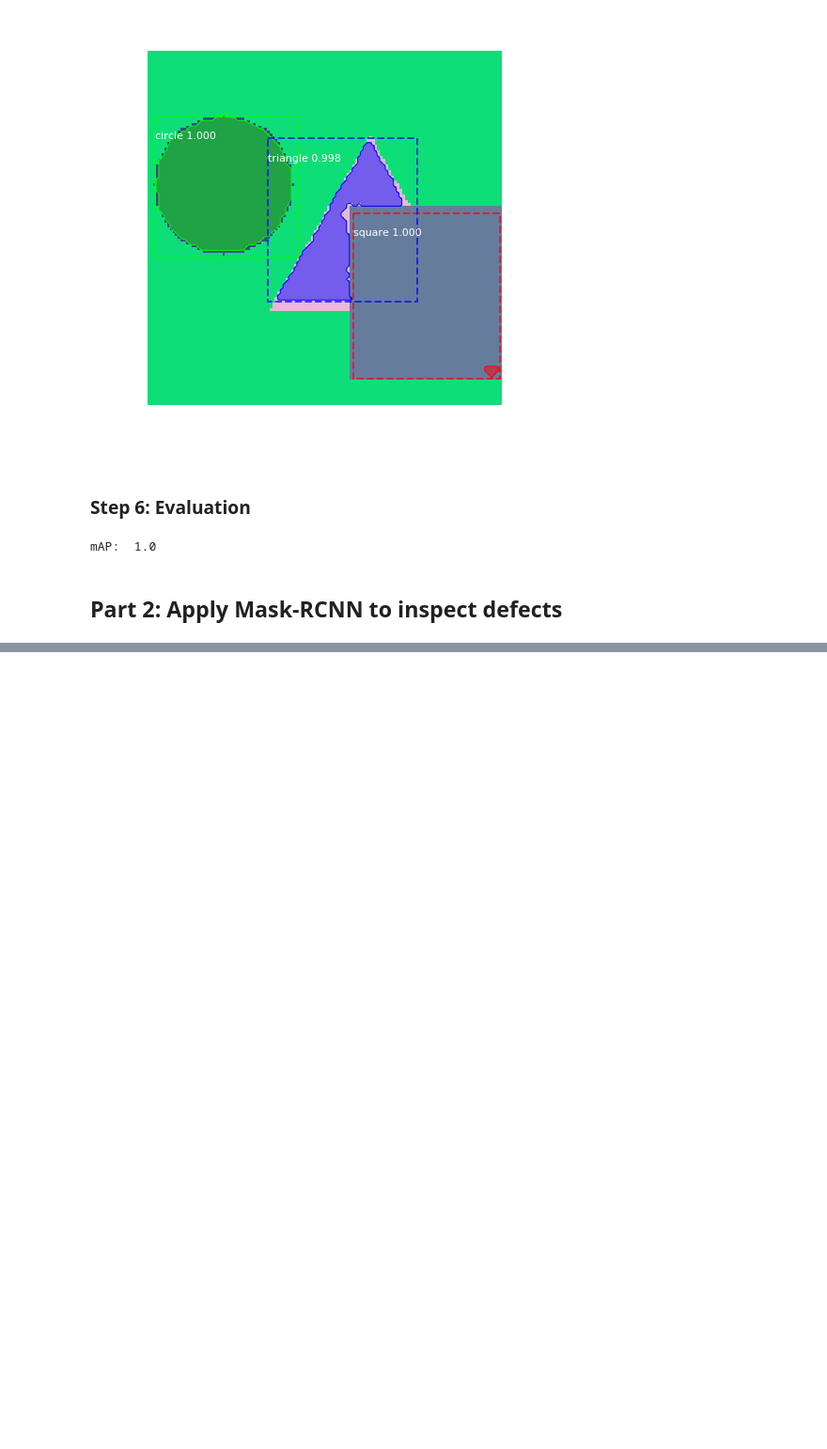
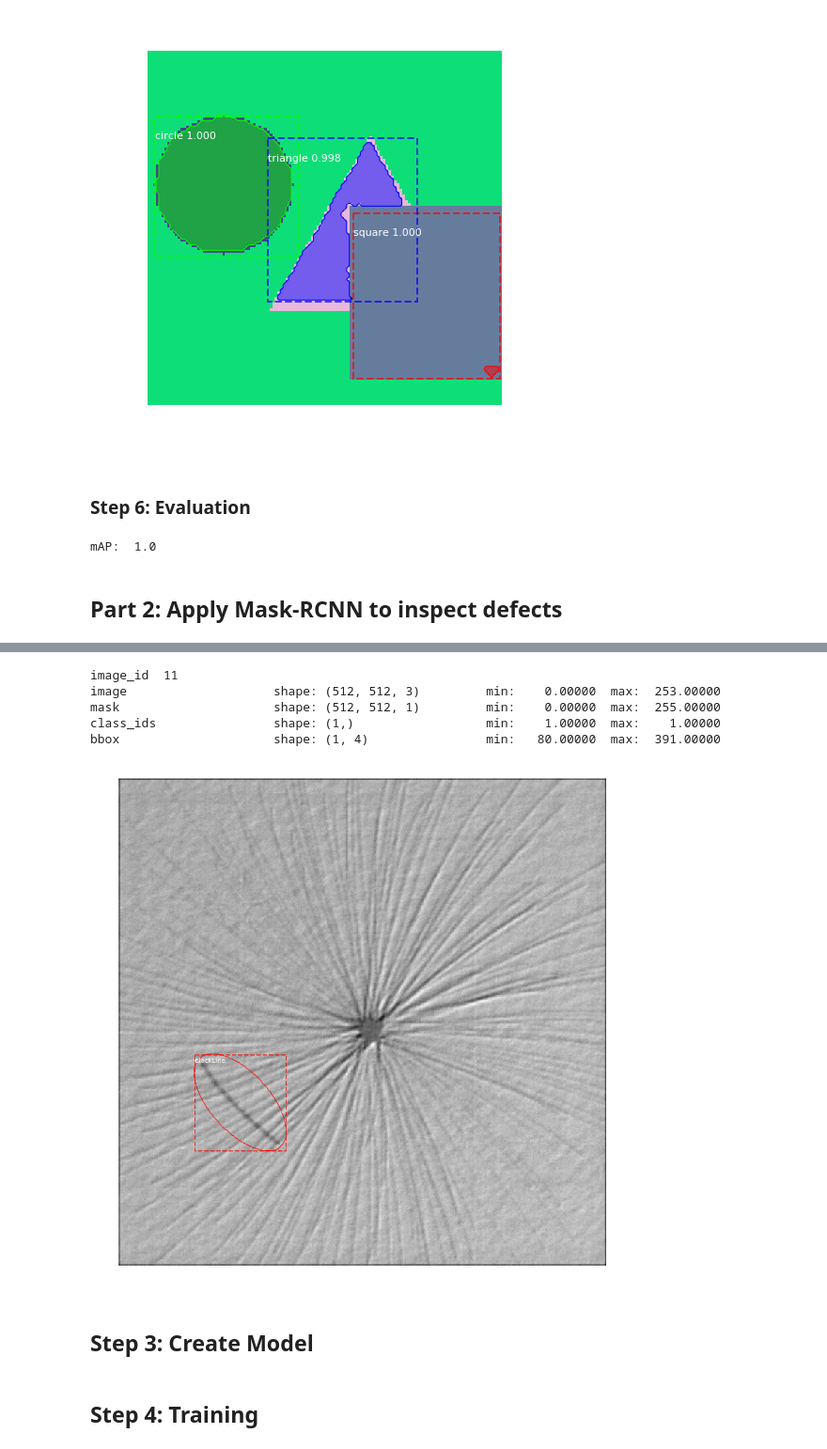
Before and after one commit to Liu-Shuwen/deepLearning-redDragonAI, a Jupyter notebook: final-project/Main_Project.ipynb, the cells around one changed output, grey strips where cells are left out. Shown: that part at 94% size. Drawn from its saved outputs; the diff is of its cells as text; code cells hidden in the pictures; blank space fills up the shorter version.

```diff
--- a/final-project/Main_Project.ipynb
+++ b/final-project/Main_Project.ipynb
@@ -478,0 +583,9 @@ mAP:  1.0
+# %%
+def load_data_path(image_dir, subset, usage):
+    data_path = os.path.join(IMAGE_DIR, subset, usage)
+    data = os.listdir(data_path)
+    label_path = os.path.join(data_path, "Label")
+    label = os.listdir(label_path)
+    data_num = len(data) - 2
+    label_num = len(label) - 2
+    return data_path, label_path
@@ -478,0 +659,25 @@ mAP:  1.0
+# %%
+# Load random image and mask.
+image_id = 11#random.choice(dataset_train.image_ids)
+image = dataset_train.read_image(image_id)
+mask, class_ids = dataset_train.load_masks(image_id, lp_train1)
+# Compute Bounding box
+bbox = utils.extract_bboxes(mask)
+
+# Display image and additional stats
+print("image_id ", image_id, dataset_train.image_reference(image_id))
+log("image", image)
+log("mask", mask)
+log("class_ids", class_ids)
+log("bbox", bbox)
+# Display image and instances
+visualize.display_instances(image, bbox, mask, class_ids, dataset_train.class_names)
+# %% [output]
+image_id  11
+image                    shape: (512, 512, 3)         min:    0.00000  max:  253.00000
+mask                     shape: (512, 512, 1)         min:    0.00000  max:  255.00000
+class_ids                shape: (1,)                  min:    1.00000  max:    1.00000
+bbox                     shape: (1, 4)                min:   80.00000  max:  391.00000
+[figure, added]
+# %% [markdown]
+## Step 3: Create Model
@@ -478,0 +704,2 @@ mAP:  1.0
+# %% [markdown]
+## Step 4: Training
```
Also changed, not shown: parts of 20 cells of this notebook.
